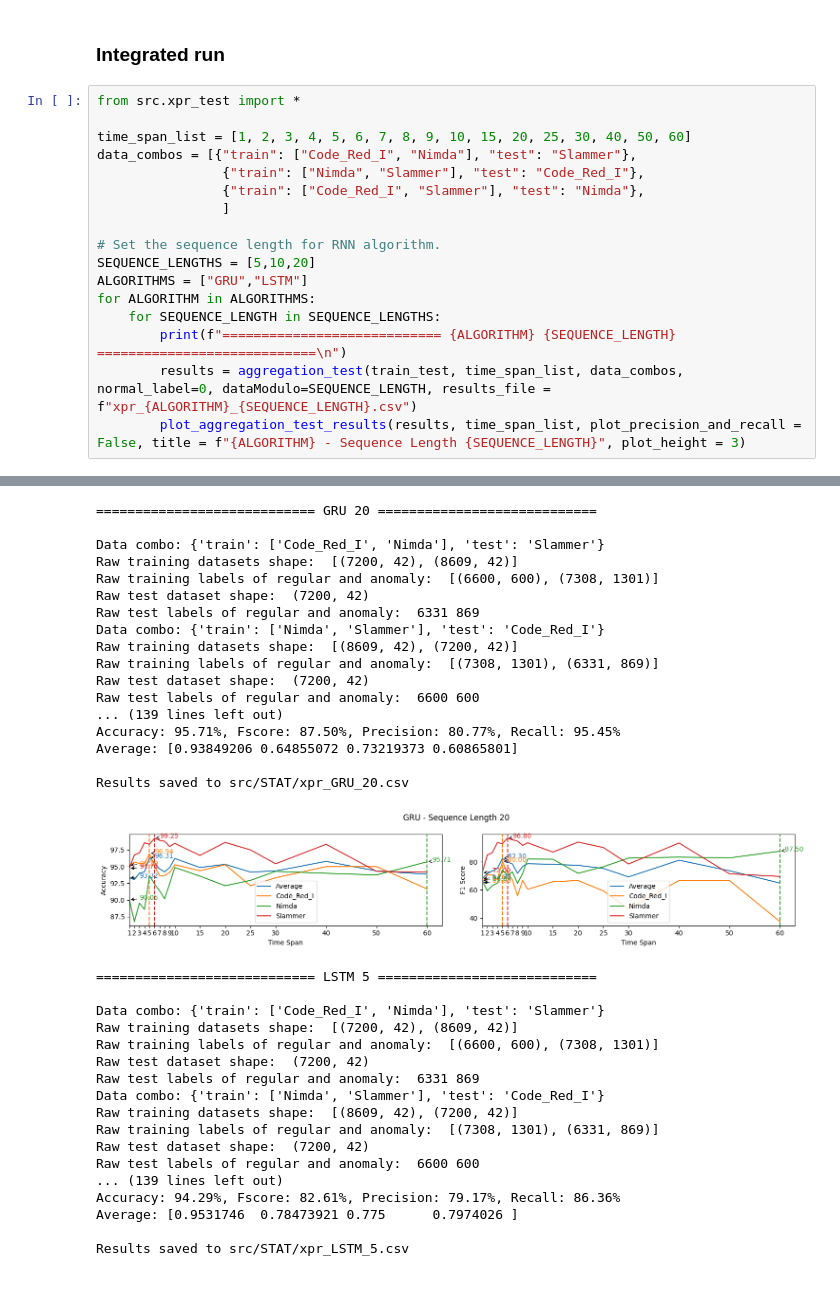
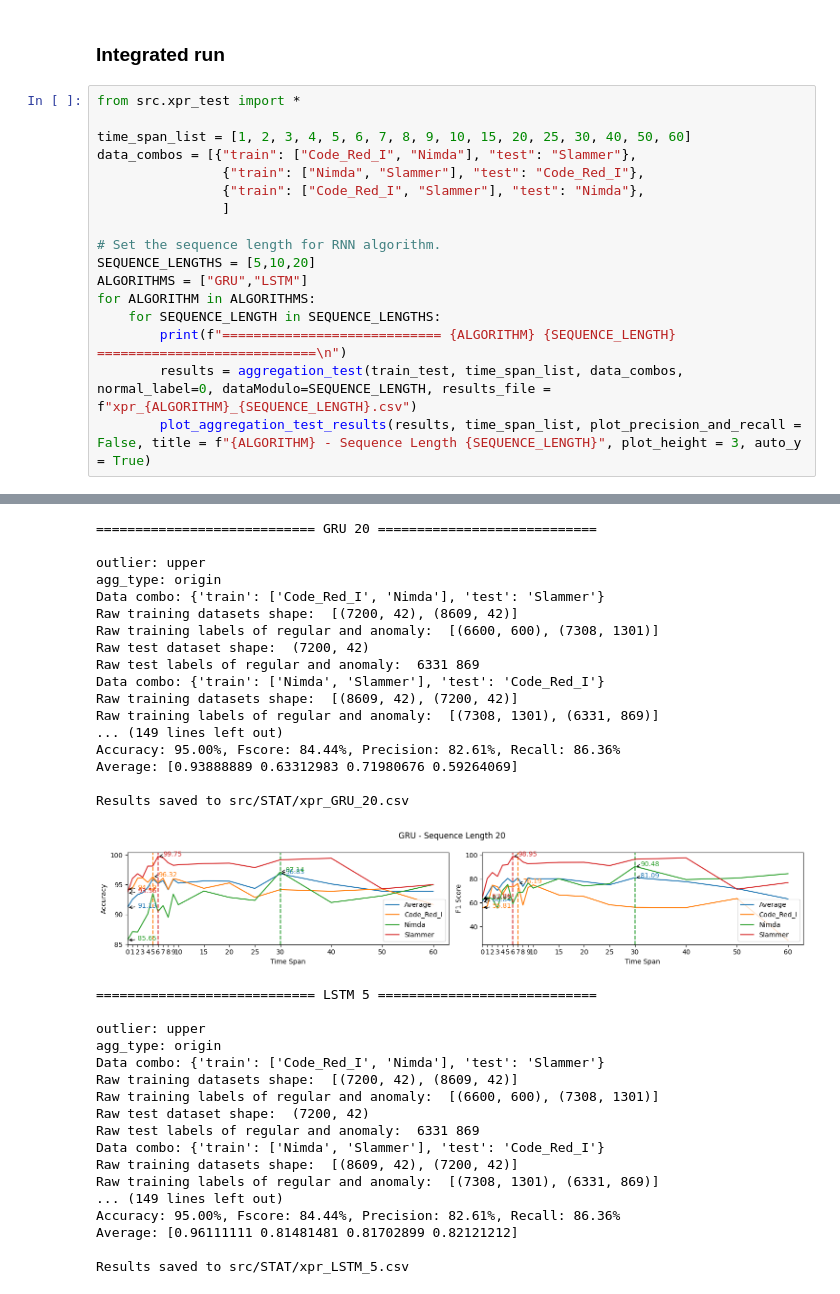
Before and after one commit to biganiseed/CyberDefense, a Jupyter notebook: xpr_aggregation_RNN.ipynb, the cells around one changed output, grey strips where cells are left out. Saved outputs shown, nothing was run; the diff lists cells and outputs as text.

Commit message:
Set upper-outlier as default. Refactor code. Redo algorithms analysis.

```diff
--- a/xpr_aggregation_RNN.ipynb
+++ b/xpr_aggregation_RNN.ipynb
@@ -189,7 +189,7 @@ for ALGORITHM in ALGORITHMS:
     for SEQUENCE_LENGTH in SEQUENCE_LENGTHS:
         print(f"============================ {ALGORITHM} {SEQUENCE_LENGTH} ============================\n")
         results = aggregation_test(train_test, time_span_list, data_combos, normal_label=0, dataModulo=SEQUENCE_LENGTH, results_file = f"xpr_{ALGORITHM}_{SEQUENCE_LENGTH}.csv")
-        plot_aggregation_test_results(results, time_span_list, plot_precision_and_recall = False, title = f"{ALGORITHM} - Sequence Length {SEQUENCE_LENGTH}", plot_height = 3)
+        plot_aggregation_test_results(results, time_span_list, plot_precision_and_recall = False, title = f"{ALGORITHM} - Sequence Length {SEQUENCE_LENGTH}", plot_height = 3, auto_y = True)
 # %% [output]
 ============================ GRU 5 ============================
 
@@ -230,23 +230,25 @@ Results saved to src/STAT/xpr_GRU_10.csv
 ============================ GRU 20 ============================
 
+outlier: upper
+agg_type: origin
 Data combo: {'train': ['Code_Red_I', 'Nimda'], 'test': 'Slammer'}
 Raw training datasets shape:  [(7200, 42), (8609, 42)]
 Raw training labels of regular and anomaly:  [(6600, 600), (7308, 1301)]
 Raw test dataset shape:  (7200, 42)
 Raw test labels of regular and anomaly:  6331 869
 Data combo: {'train': ['Nimda', 'Slammer'], 'test': 'Code_Red_I'}
 Raw training datasets shape:  [(8609, 42), (7200, 42)]
 Raw training labels of regular and anomaly:  [(7308, 1301), (6331, 869)]
-Raw test dataset shape:  (7200, 42)
-Raw test labels of regular and anomaly:  6600 600
-... (139 lines left out)
-Accuracy: 95.71%, Fscore: 87.50%, Precision: 80.77%, Recall: 95.45%
-Average: [0.93849206 0.64855072 0.73219373 0.60865801]
+... (149 lines left out)
+Accuracy: 95.00%, Fscore: 84.44%, Precision: 82.61%, Recall: 86.36%
+Average: [0.93888889 0.63312983 0.71980676 0.59264069]
 
 Results saved to src/STAT/xpr_GRU_20.csv
-[figure, old version]
+[figure, new version]
 ============================ LSTM 5 ============================
 
+outlier: upper
+agg_type: origin
 Data combo: {'train': ['Code_Red_I', 'Nimda'], 'test': 'Slammer'}
 Raw training datasets shape:  [(7200, 42), (8609, 42)]
 Raw training labels of regular and anomaly:  [(6600, 600), (7308, 1301)]
@@ -255,10 +257,8 @@ Raw test labels of regular and anomaly:  6331 869
 Data combo: {'train': ['Nimda', 'Slammer'], 'test': 'Code_Red_I'}
 Raw training datasets shape:  [(8609, 42), (7200, 42)]
 Raw training labels of regular and anomaly:  [(7308, 1301), (6331, 869)]
-Raw test dataset shape:  (7200, 42)
-Raw test labels of regular and anomaly:  6600 600
-... (139 lines left out)
-Accuracy: 94.29%, Fscore: 82.61%, Precision: 79.17%, Recall: 86.36%
-Average: [0.9531746  0.78473921 0.775      0.7974026 ]
+... (149 lines left out)
+Accuracy: 95.00%, Fscore: 84.44%, Precision: 82.61%, Recall: 86.36%
+Average: [0.96111111 0.81481481 0.81702899 0.82121212]
 
 Results saved to src/STAT/xpr_LSTM_5.csv
```
Also changed, not shown: parts of 1 cell of this notebook, 9 other files.
